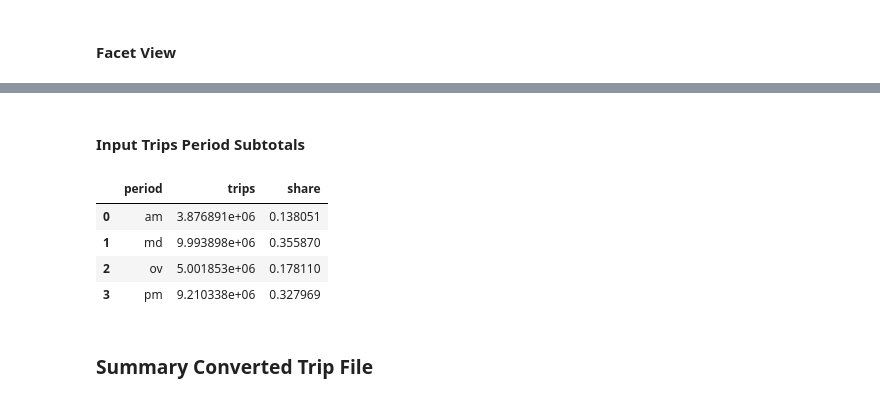
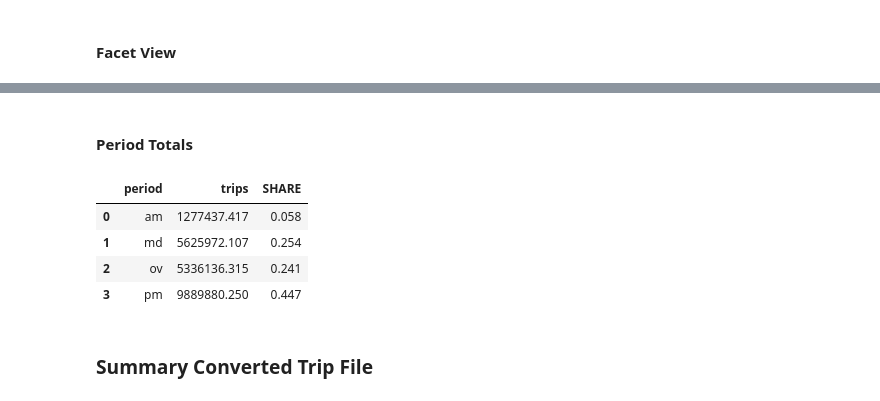
Before and after one commit to xys234/Work, a Jupyter notebook: notebooks/2019_05_22_Analyze_Trip_Conversion.ipynb, the cells around one changed output, grey strips where cells are left out. Saved outputs shown, nothing was run; the diff lists cells and outputs as text; code cells hidden in the pictures.

Commit message:
analyze trip conversion

```diff
--- a/notebooks/2019_05_22_Analyze_Trip_Conversion.ipynb
+++ b/notebooks/2019_05_22_Analyze_Trip_Conversion.ipynb
@@ -19,7 +19,7 @@ pd.set_option('display.float_format', lambda x: '%.3f' % x)
 ### Summarize OMX Trip Tables
 # %%
 # matrix_folder = r'C:\Projects\SWIFT\SWIFT_Workspace\Scenarios\Scenario_S4_Full\STM\STM_D\Outputs_SWIFT'
-matrix_folder = r'L:\DCS\Projects\_Legacy\60563434_SWIFT\400_Technical\SWIFT_Workspace\Scenarios\Scenario_S12\STM\STM_D\Outputs_SWIFT'
+matrix_folder = r'C:\Projects\SWIFT\SWIFT_Workspace\Scenarios\Scenario_S12\STM\STM_D'
 matrices_am = ["OD AM3HR Vehicles4DynusT EV", "OD AM3HR Vehicles4DynusT NonEV"]
 matrices_md = ["OD MD6HR Vehicles4DynusT EV", "OD MD6HR Vehicles4DynusT NonEV"]
 matrices_pm = ["OD PM4HR Vehicles4DynusT EV", "OD PM4HR Vehicles4DynusT NonEV"]
@@ -29,10 +29,10 @@ matrix_files = [os.path.join(matrix_folder, m+'.omx') for m in matrices]
 # %%
 vots = {
         "wi1da": 9.6, "wi2da": 15.04, "wi3da": 20.48, "wi4da": 27.52, "wi5da": 37.12,
-        "wi12a2": 21.56, "wai3a2": 35.84, "wi45a2": 56.56,
+        "wi12a2": 21.56, "wi3a2": 35.84, "wi45a2": 56.56,
         "wi12a3": 30.8, "wi3a3": 51.2, "wi45a3": 80.8,
         "nwi12da": 7.03, "nwi3da": 13.44, "nwi45da": 23.65,
-        "nwi12a2": 12.3, "nwai3a2": 23.52, "nwi45a2": 41.39,
+        "nwi12a2": 12.3, "nwi3a2": 23.52, "nwi45a2": 41.39,
         "nwi12a3": 17.57, "nwi3a3": 33.6, "nwi45a3": 59.12,
         "Cargo": 64.0, "Serv": 40.0, "taxi_exta": 18.94, "TNC": 18.94
     }
@@ -238,15 +253,15 @@ g = sns.catplot(x="purp", y="trips", hue="cav", row='ev', col="period", kind='ba
 # %% [markdown]
-#### Input Trips Period Subtotals
+#### Period Totals
 # %%
-df_input_period_totals = summary_omx.groupby('period', as_index=False)['trips'].sum()
-df_input_period_totals['share'] = df_input_period_totals.trips / sum(df_input_period_totals.trips)
-df_input_period_totals
+summary_omx_gb_period_totals = summary_omx_gb.groupby('period', as_index=False)['trips'].sum()
+summary_omx_gb_period_totals['SHARE'] = summary_omx_gb_period_totals['trips'] / sum(summary_omx_gb_period_totals['trips'])
+summary_omx_gb_period_totals
 # %% [output]
-|  | period | trips | share |
-| 0 | am | 3.876891e+06 | 0.138051 |
-| 1 | md | 9.993898e+06 | 0.355870 |
-| 2 | ov | 5.001853e+06 | 0.178110 |
-| 3 | pm | 9.210338e+06 | 0.327969 |
+|  | period | trips | SHARE |
+| 0 | am | 1277437.417 | 0.058 |
+| 1 | md | 5625972.107 | 0.254 |
+| 2 | ov | 5336136.315 | 0.241 |
+| 3 | pm | 9889880.250 | 0.447 |
 # %% [markdown]
 ### Summary Converted Trip File
 # %%
```
Also changed, not shown: parts of 25 cells of this notebook, 1 other file.
